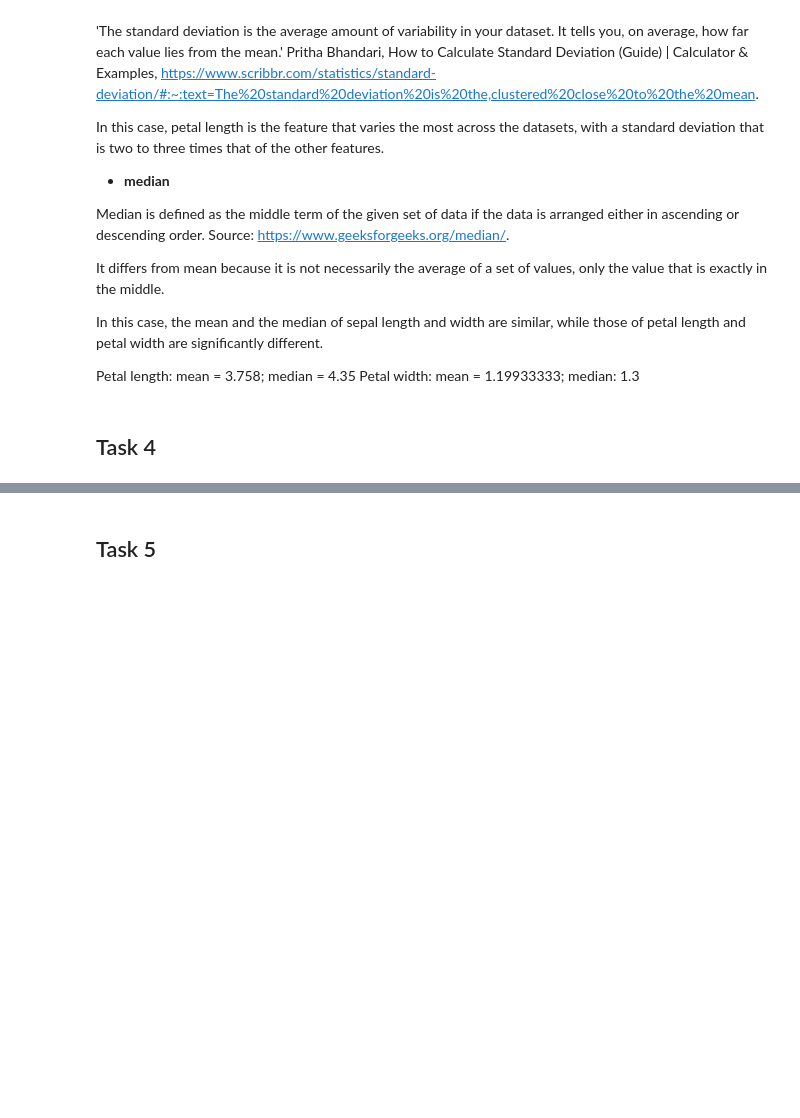
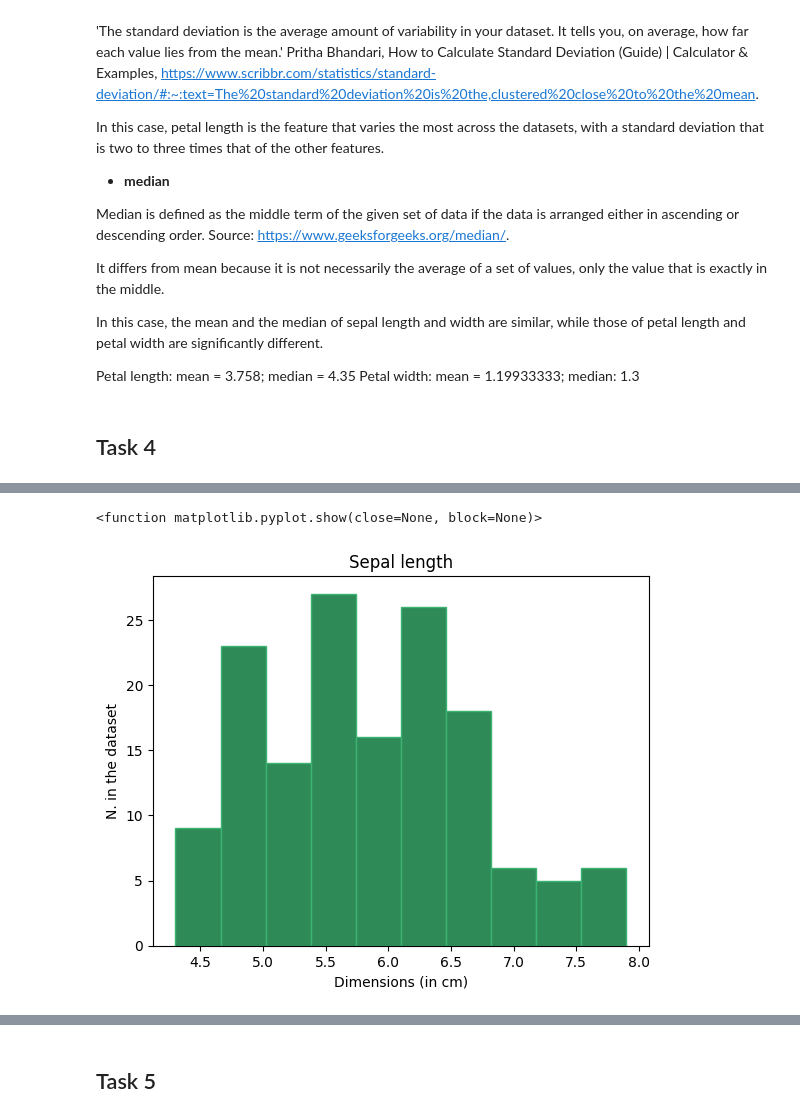
Before and after one commit to irenecelebrin/principles_of_data_analytics, a Jupyter notebook: tasks.ipynb, the cells around one changed output, grey strips where cells are left out. Cells and saved outputs as stored; diff of their text form; code cells hidden in the pictures; blank space fills up the shorter version.

```diff
--- a/tasks.ipynb
+++ b/tasks.ipynb
@@ -162,0 +172,9 @@ Petal width: mean = 1.19933333; median: 1.3
+# %%
+# Sepal length
+sepal_length = features[:,0]
+# Sepal width
+sepal_width = features[:,1]
+# Petal lenght
+petal_length = features[:,2]
+# Petal width
+petal_width = features[:,3]
@@ -162,0 +199,10 @@ Petal width: mean = 1.19933333; median: 1.3
+# %%
+# Sepal length
+plt.hist(sepal_length, color = 'seagreen', edgecolor = 'mediumseagreen')
+plt.xlabel('Dimensions (in cm)')
+plt.ylabel('N. in the dataset')
+plt.title('Sepal length')
+plt.show
+# %% [output]
+<function matplotlib.pyplot.show(close=None, block=None)>
+[figure, added]
```
Also changed, not shown: parts of 13 cells of this notebook.
